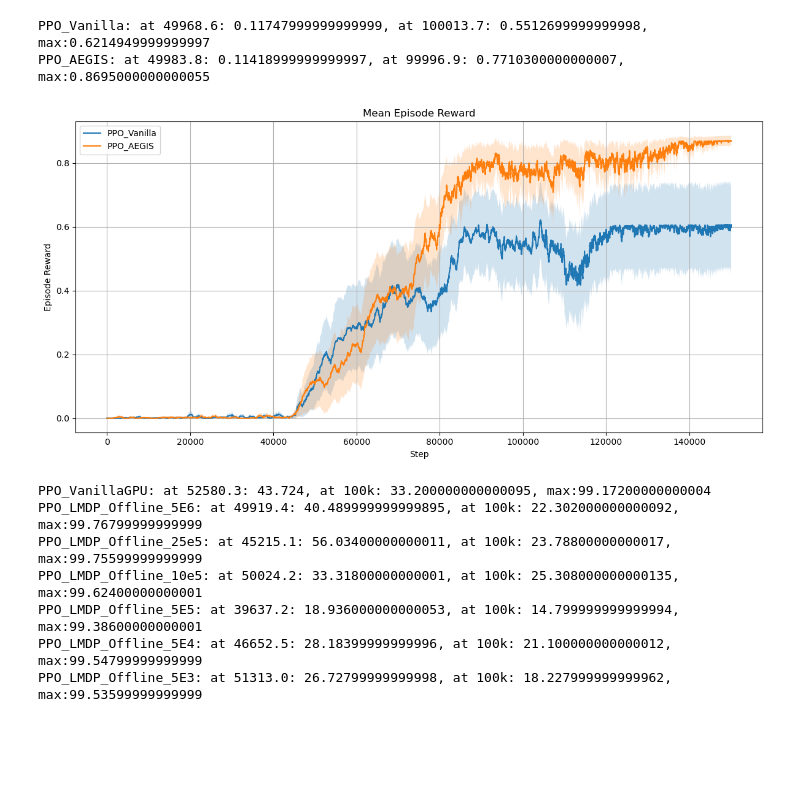
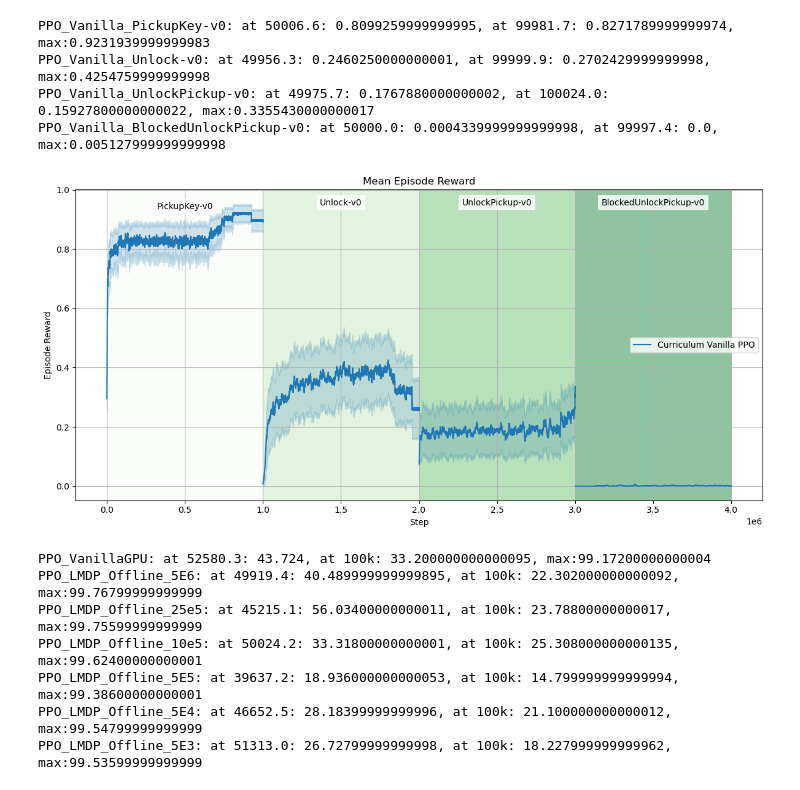
Before and after one commit to achouliaras/state_space_exploration, a Jupyter notebook: plot_results.ipynb, the cells around one changed output. Cells and saved outputs as stored; diff of their text form; code cells hidden in the pictures; blank space fills up the shorter version.

```diff
--- a/plot_results.ipynb
+++ b/plot_results.ipynb
@@ -109,0 +91,34 @@ def plot_results(stats, steps_stats, ylabel, title, filename, window_size=10):
+# %%
+single_task_base_dir = "results/Single_Task/MiniGrid/"
+single_tasks = [dir_env2, dir_env3, dir_env4]
+single_task_experiments =  ["PPO_Vanilla"
+                ]
+single_task_titles = ["PPO Unlock Single Task",
+                      "PPO UnlockPickup Single Task",
+                      "PPO BlockedUnlockPickup Single Task"]
+
+# Initialize dictionaries to store data
+st_episode_rewards = {task: {exp: [] for exp in single_task_experiments} for task in single_tasks}
+st_episode_lengths = {task: {exp: [] for exp in single_task_experiments} for task in single_tasks}
+st_steps = {task: {exp: [] for exp in single_task_experiments} for task in single_tasks}  # To store step numbers
+
+# Read data from CSV files
+for task in single_tasks:
+    for exp in single_task_experiments:
+        for seed in range(1, num_seeds + 1):
+            file_path = os.path.join(single_task_base_dir+task, exp, f"seed-{seed}", "train.csv")
+            if os.path.exists(file_path):
+                df = pd.read_csv(file_path)
+                st_episode_rewards[task][exp].append(df['true_episode_reward'])
+                st_episode_lengths[task][exp].append(df['episode_length'])
+                st_steps[task][exp].append(df['step'].values)  # Read step numbers
+            else:
+                print(f"File not found: {file_path}")
+
+st_aligned_episode_rewards = {task: {exp: align_data(st_episode_rewards[task][exp]) for exp in single_task_experiments} for task in single_tasks}
+st_aligned_episode_lengths = {task: {exp: align_data(st_episode_lengths[task][exp]) for exp in single_task_experiments} for task in single_tasks}
+st_aligned_steps = {task: {exp: align_data(st_steps[task][exp]) for exp in single_task_experiments} for task in single_tasks}
+
+st_episode_rewards_stats = {task: {exp: compute_stats(st_aligned_episode_rewards[task][exp]) for exp in single_task_experiments} for task in single_tasks}
+st_episode_lengths_stats = {task: {exp: compute_stats(st_aligned_episode_lengths[task][exp]) for exp in single_task_experiments} for task in single_tasks}
+st_steps_stats = {task: {exp: compute_stats(st_aligned_steps[task][exp]) for exp in single_task_experiments} for task in single_tasks}
@@ -110,12 +306,14 @@ def plot_results(stats, steps_stats, ylabel, title, filename, window_size=10):
 # %%
 # Plot episode rewards
 plot_results(episode_rewards_stats, steps_stats,
              'Episode Reward', 'Mean Episode Reward',
-             filename="plot_episode_reward", window_size=20)
+             filename="plot_episode_reward", window_size=50)
 # %% [output]
-PPO_Vanilla: at 49968.6: 0.11747999999999999, at 100013.7: 0.5512699999999998, max:0.6214949999999997
-PPO_AEGIS: at 49983.8: 0.11418999999999997, at 99996.9: 0.7710300000000007, max:0.8695000000000055
+PPO_Vanilla_PickupKey-v0: at 50006.6: 0.8099259999999995, at 99981.7: 0.8271789999999974, max:0.9231939999999983
+PPO_Vanilla_Unlock-v0: at 49956.3: 0.2460250000000001, at 99999.9: 0.2702429999999998, max:0.4254759999999998
+PPO_Vanilla_UnlockPickup-v0: at 49975.7: 0.1767880000000002, at 100024.0: 0.15927800000000022, max:0.3355430000000017
+PPO_Vanilla_BlockedUnlockPickup-v0: at 50000.0: 0.0004339999999999998, at 99997.4: 0.0, max:0.005127999999999998
-[figure, old version]
+[figure, new version]
 # %%
 # Plot episode lengths
 plot_results(episode_lengths_stats, steps_stats,
```
Also changed, not shown: parts of 4 cells of this notebook, 14 other files.
